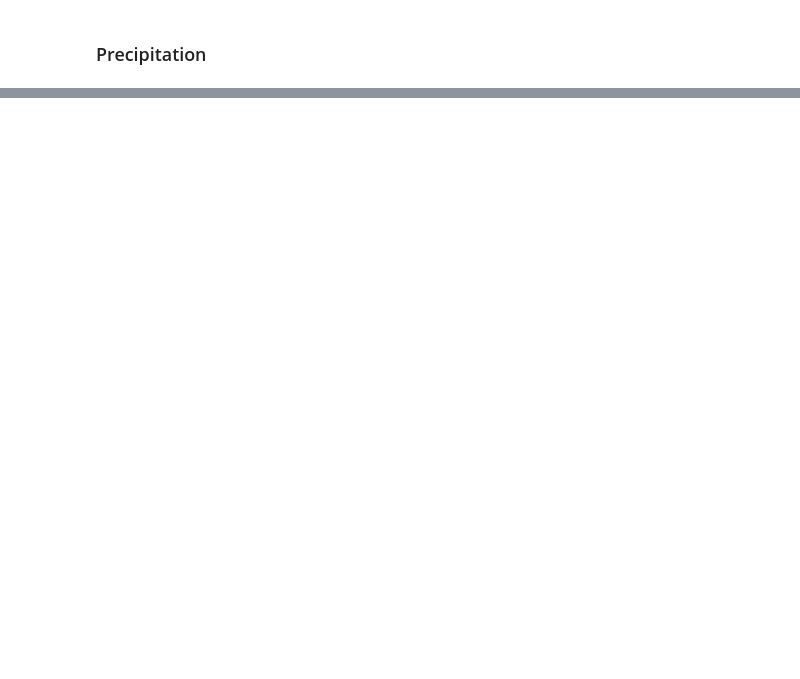
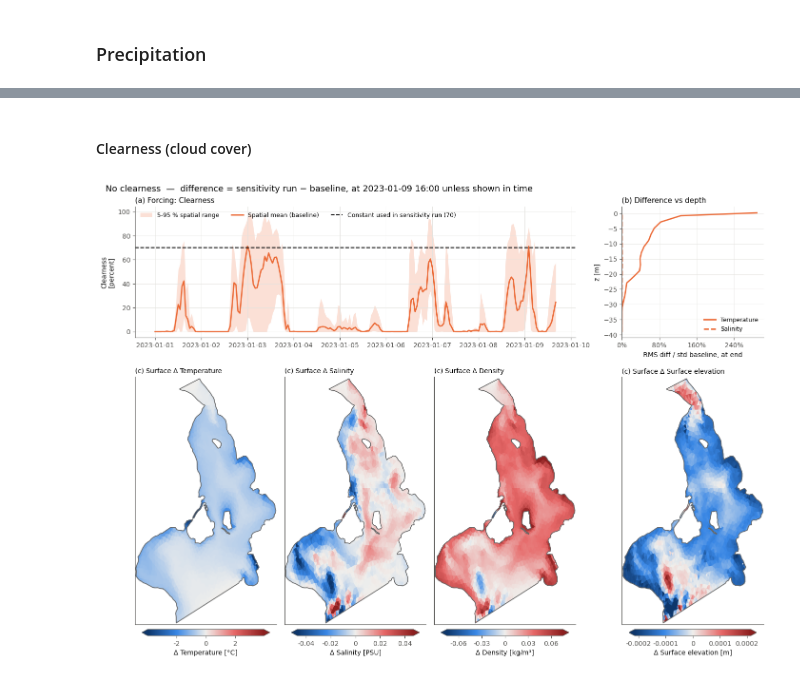
Before and after one commit to DHI/WaterBench-MIKE3HD-Oresund, a Jupyter notebook: code/sensitivity_analysis.ipynb, the cells around one changed output, grey strips where cells are left out. Saved outputs shown, nothing was run; the diff lists cells and outputs as text; code cells hidden in the pictures; blank space fills up the shorter version.

```diff
--- a/code/sensitivity_analysis.ipynb
+++ b/code/sensitivity_analysis.ipynb
@@ -235,0 +466,7 @@ std: 13.418496
+# %% [markdown]
+#### Clearness (cloud cover)
+# %%
+fig = plot_forcing("no_clearness")
+plt.show()
+# %% [output]
+[figure, added]
```
Also changed, not shown: parts of 25 cells of this notebook, 22 other files.
